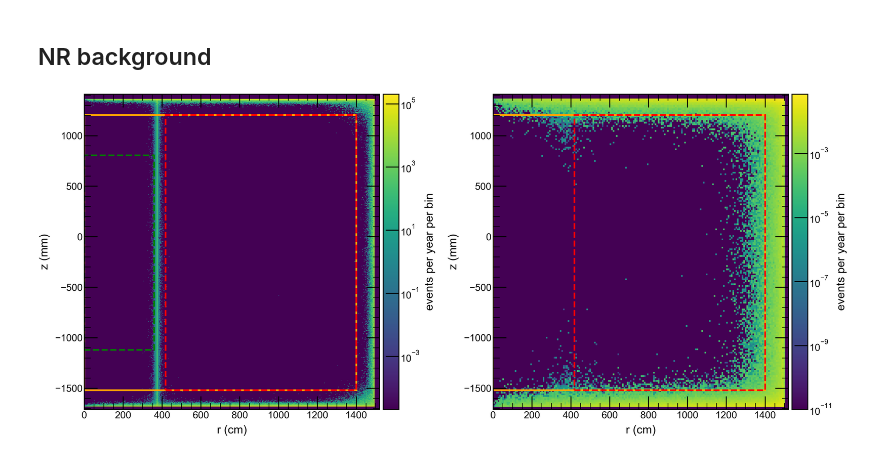
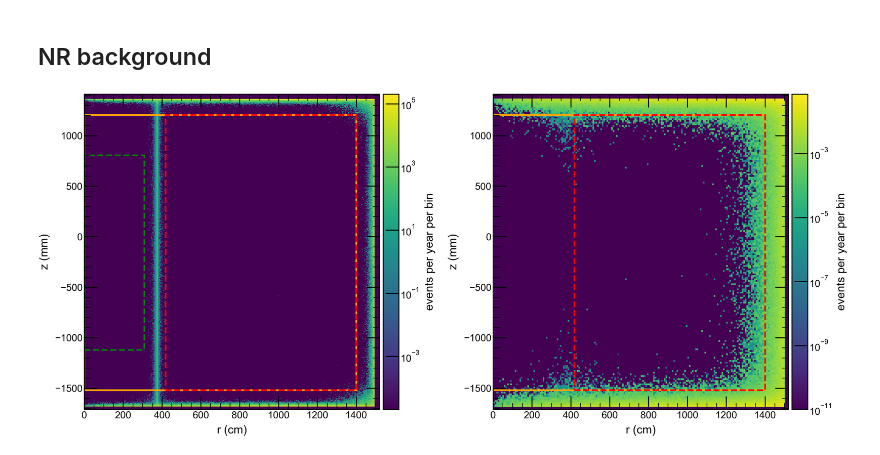
Before and after one commit to jpienaar13/HermeticTPC, a Jupyter notebook: common_plots/plotter.ipynb, the cells around one changed output. Cells and saved outputs as stored; diff of their text form; code cells hidden in the pictures.

```diff
--- a/common_plots/plotter.ipynb
+++ b/common_plots/plotter.ipynb
@@ -330,33 +330,33 @@ norm = mpl.colors.LogNorm(vmin=np.nanmax([data_mask.min(), 1e-11]), vmax=data_ma
 pcm1 = ax1.pcolormesh(*_h_rz_ER_edges, _h_rz_ER_values.T, norm=norm, cmap=cmap)
 ax1.add_patch(plt.Rectangle((0, z_min_opt), r_opt, z_max_opt-z_min_opt, color='orange', fill=False, linestyle='-', linewidth=2))
 ax1.add_patch(plt.Rectangle((r_co_max, z_min_opt), r_opt-r_co_max, z_max_opt-z_min_opt, color='red', fill=False, linestyle='--', linewidth=2))
-ax1.add_patch(plt.Rectangle((0, z_min_0vbb), 360, z_max_0vbb-z_min_0vbb, color='green', fill=False, linestyle='--', linewidth=2))
+ax1.add_patch(plt.Rectangle((0, z_min_0vbb), 309, z_max_0vbb-z_min_0vbb, color='green', fill=False, linestyle='--', linewidth=2))
 ax1.set_facecolor(low_color)
 
 ax1.set_xlim(0, 1520)
 ax1.set_ylim(-1710, 1410)
 
 ax1.set_xlabel("r (cm)")
 ax1.set_ylabel("z (mm)")
 
 data = _h_rz_total_values
 data_mask = np.ma.masked_equal(data, 0)
 norm = mpl.colors.LogNorm(vmin=np.nanmax([data_mask.min(), 1e-11]), vmax=data_mask.max())
 
 pcm3 = ax3.pcolormesh(*_h_rz_total_edges, _h_rz_total_values.T, norm=norm, cmap=cmap)
 ax3.add_patch(plt.Rectangle((0, z_min_opt), r_opt, z_max_opt-z_min_opt, color='orange', fill=False, linestyle='-', linewidth=2))
 ax3.add_patch(plt.Rectangle((r_co_max, z_min_opt), r_opt-r_co_max, z_max_opt-z_min_opt, color='red', fill=False, linestyle='--', linewidth=2))
 
 ax3.set_xlim(0, 1520)
 ax3.set_ylim(-1710, 1410)
 
 ax3.set_xlabel("r (cm)")
 ax3.set_ylabel("z (mm)")
 
 plt.colorbar(pcm1, label="events per year per bin", ax=ax1, pad=0.01)
 plt.colorbar(pcm3, label="events per year per bin", ax=ax3, pad=0.01)
 fig.tight_layout()
 
 plt.show()
 # %% [output]
-[figure, old version]
+[figure, new version]
```
Also changed, not shown: parts of 1 cell of this notebook, 2 other files.
